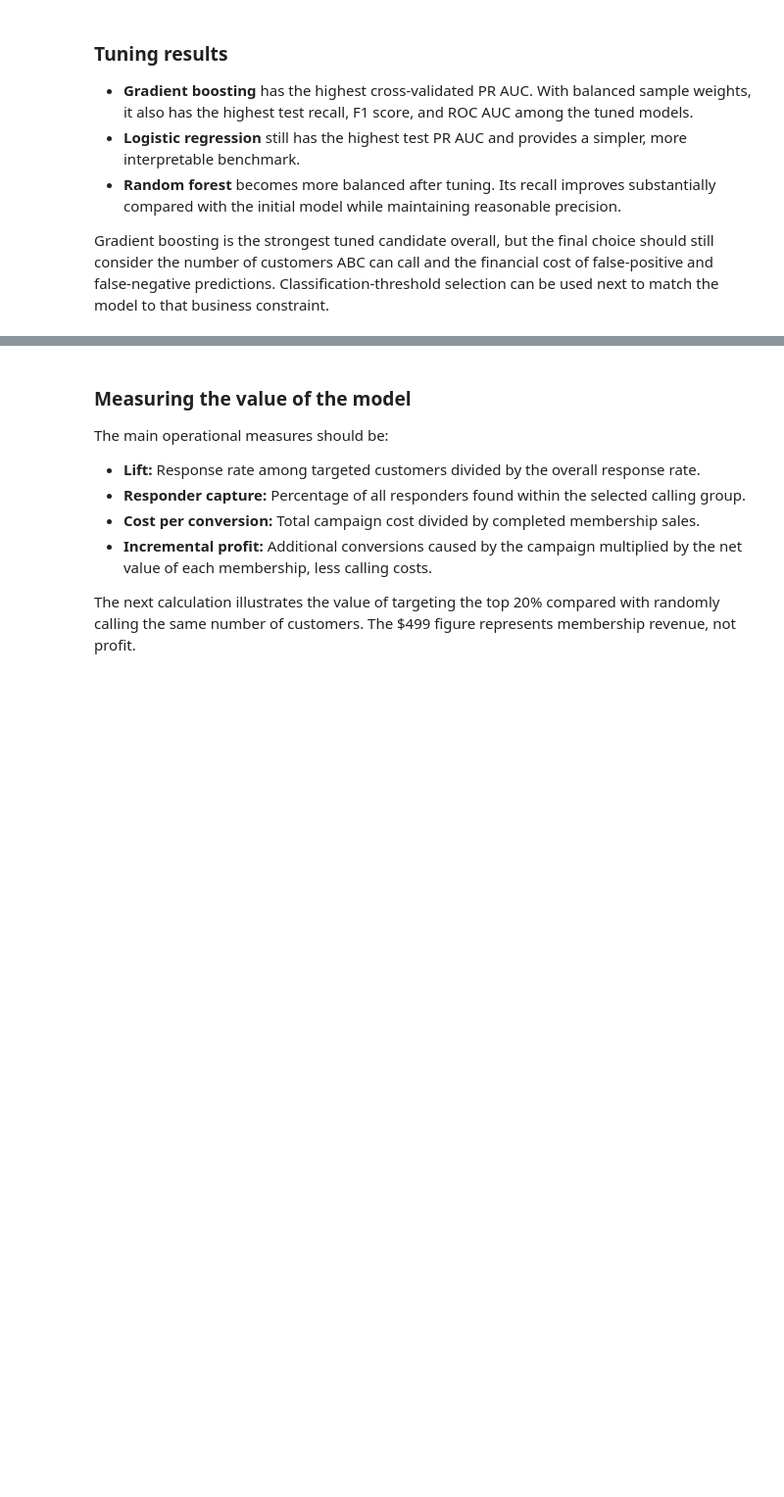
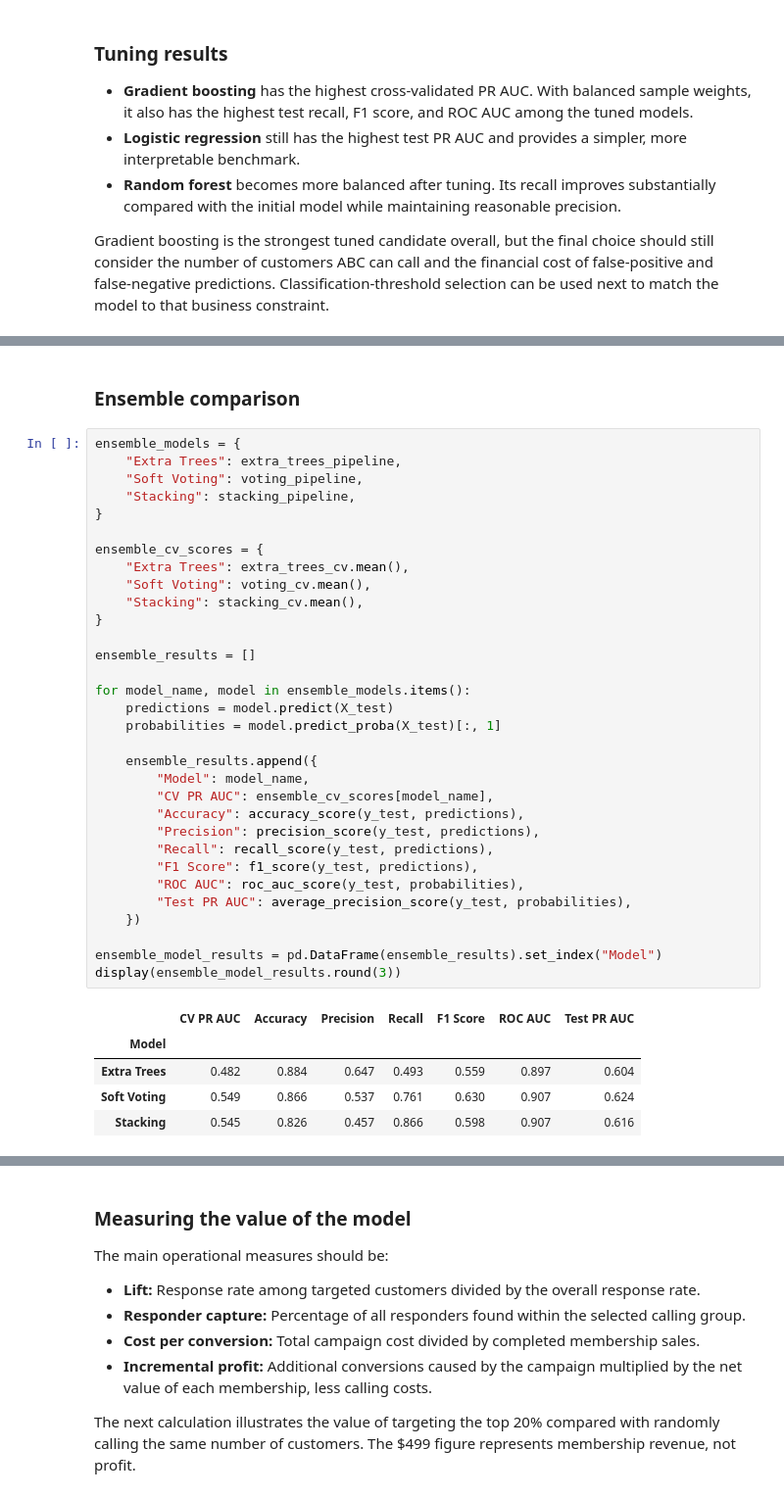
Before and after one commit to onazor/machine-learning-projects, a Jupyter notebook: campaign-analysis/main.ipynb, the cells around one changed output, grey strips where cells are left out. Shown at 98% size. Saved outputs shown, nothing was run; the diff lists cells and outputs as text; blank space fills up the shorter version.

```diff
--- a/campaign-analysis/main.ipynb
+++ b/campaign-analysis/main.ipynb
@@ -604,0 +710,40 @@ Gradient boosting is the strongest tuned candidate overall, but the final choice
+# %% [markdown]
+### Ensemble comparison
+# %%
+ensemble_models = {
+    "Extra Trees": extra_trees_pipeline,
+    "Soft Voting": voting_pipeline,
+    "Stacking": stacking_pipeline,
+}
+
+ensemble_cv_scores = {
+    "Extra Trees": extra_trees_cv.mean(),
+    "Soft Voting": voting_cv.mean(),
+    "Stacking": stacking_cv.mean(),
+}
+
+ensemble_results = []
+
+for model_name, model in ensemble_models.items():
+    predictions = model.predict(X_test)
+    probabilities = model.predict_proba(X_test)[:, 1]
+
+    ensemble_results.append({
+        "Model": model_name,
+        "CV PR AUC": ensemble_cv_scores[model_name],
+        "Accuracy": accuracy_score(y_test, predictions),
+        "Precision": precision_score(y_test, predictions),
+        "Recall": recall_score(y_test, predictions),
+        "F1 Score": f1_score(y_test, predictions),
+        "ROC AUC": roc_auc_score(y_test, probabilities),
+        "Test PR AUC": average_precision_score(y_test, probabilities),
+    })
+
+ensemble_model_results = pd.DataFrame(ensemble_results).set_index("Model")
+display(ensemble_model_results.round(3))
+# %% [output]
+|  | CV PR AUC | Accuracy | Precision | Recall | F1 Score | ROC AUC | Test PR AUC |
+| Model |  |  |  |  |  |  |  |
+| Extra Trees | 0.482 | 0.884 | 0.647 | 0.493 | 0.559 | 0.897 | 0.604 |
+| Soft Voting | 0.549 | 0.866 | 0.537 | 0.761 | 0.630 | 0.907 | 0.624 |
+| Stacking | 0.545 | 0.826 | 0.457 | 0.866 | 0.598 | 0.907 | 0.616 |
```
Also changed, not shown: parts of 18 cells of this notebook.
